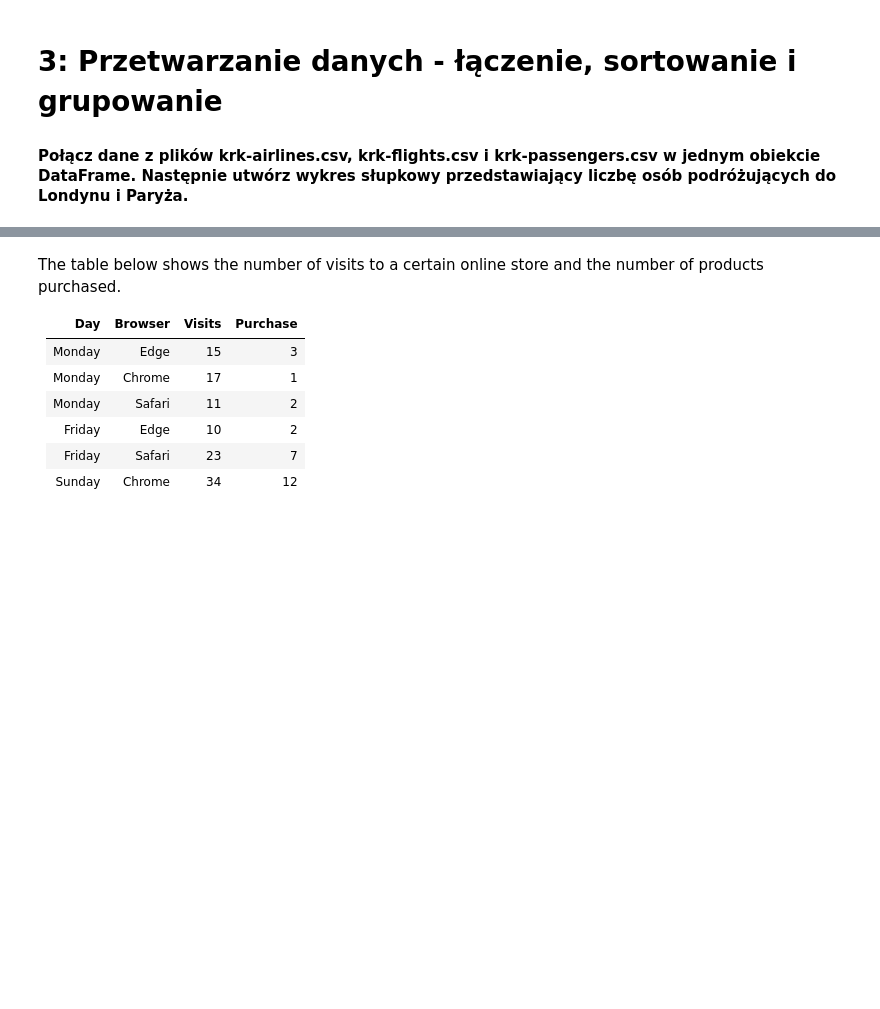
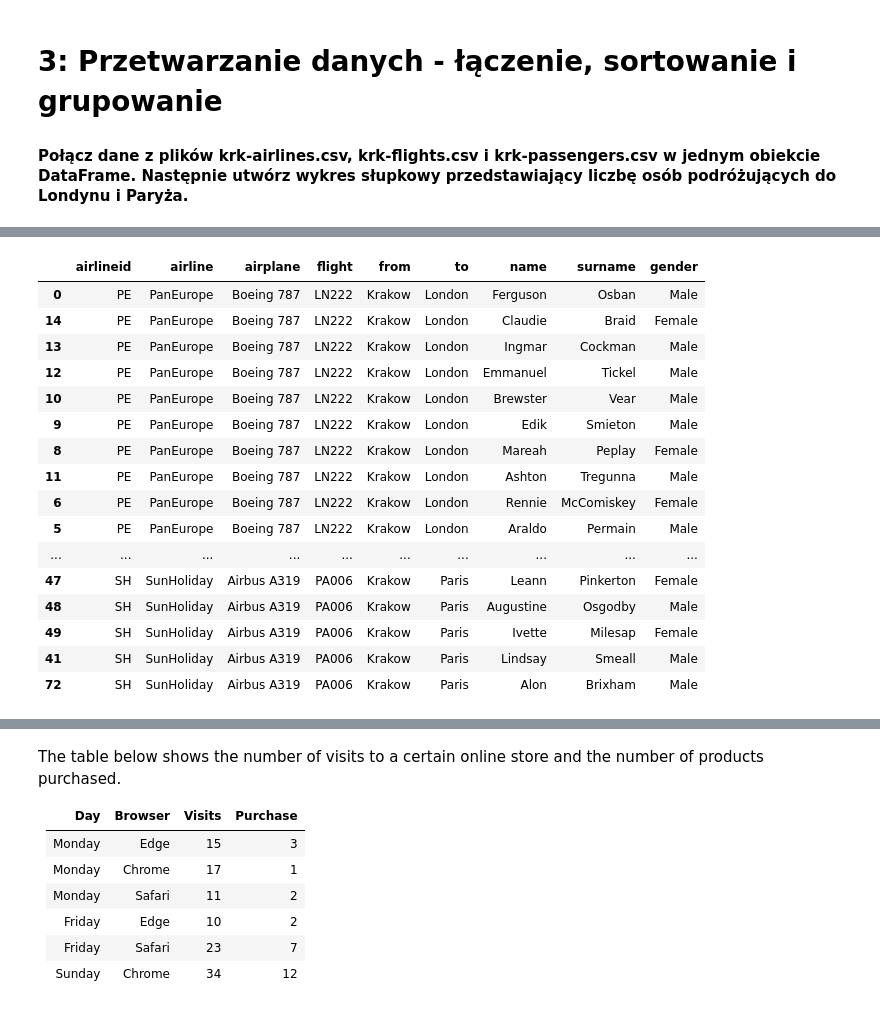
Before and after one commit to lismalgorzata/PVD, a Jupyter notebook: Exercises/exercise3.ipynb, the cells around one changed output, grey strips where cells are left out. Cells and saved outputs as stored; diff of their text form; code cells hidden in the pictures; blank space fills up the shorter version.

```diff
--- a/Exercises/exercise3.ipynb
+++ b/Exercises/exercise3.ipynb
@@ -3,0 +36,22 @@
+# %%
+filtered_data = combined_krk[combined_krk['to'].isin(['London', 'Paris'])]
+sorted_data = filtered_data.sort_values(by='to')
+sorted_data
+# %% [output]
+|  | airlineid | airline | airplane | flight | from | to | name | surname | gender |
+| 0 | PE | PanEurope | Boeing 787 | LN222 | Krakow | London | Ferguson | Osban | Male |
+| 14 | PE | PanEurope | Boeing 787 | LN222 | Krakow | London | Claudie | Braid | Female |
+| 13 | PE | PanEurope | Boeing 787 | LN222 | Krakow | London | Ingmar | Cockman | Male |
+| 12 | PE | PanEurope | Boeing 787 | LN222 | Krakow | London | Emmanuel | Tickel | Male |
+| 10 | PE | PanEurope | Boeing 787 | LN222 | Krakow | London | Brewster | Vear | Male |
+| 9 | PE | PanEurope | Boeing 787 | LN222 | Krakow | London | Edik | Smieton | Male |
+| 8 | PE | PanEurope | Boeing 787 | LN222 | Krakow | London | Mareah | Peplay | Female |
+| 11 | PE | PanEurope | Boeing 787 | LN222 | Krakow | London | Ashton | Tregunna | Male |
+| 6 | PE | PanEurope | Boeing 787 | LN222 | Krakow | London | Rennie | McComiskey | Female |
+| 5 | PE | PanEurope | Boeing 787 | LN222 | Krakow | London | Araldo | Permain | Male |
+| ... | ... | ... | ... | ... | ... | ... | ... | ... | ... |
+| 47 | SH | SunHoliday | Airbus A319 | PA006 | Krakow | Paris | Leann | Pinkerton | Female |
+| 48 | SH | SunHoliday | Airbus A319 | PA006 | Krakow | Paris | Augustine | Osgodby | Male |
+| 49 | SH | SunHoliday | Airbus A319 | PA006 | Krakow | Paris | Ivette | Milesap | Female |
+| 41 | SH | SunHoliday | Airbus A319 | PA006 | Krakow | Paris | Lindsay | Smeall | Male |
+| 72 | SH | SunHoliday | Airbus A319 | PA006 | Krakow | Paris | Alon | Brixham | Male |
```
Also changed, not shown: parts of 47 cells of this notebook, 4 other files.
